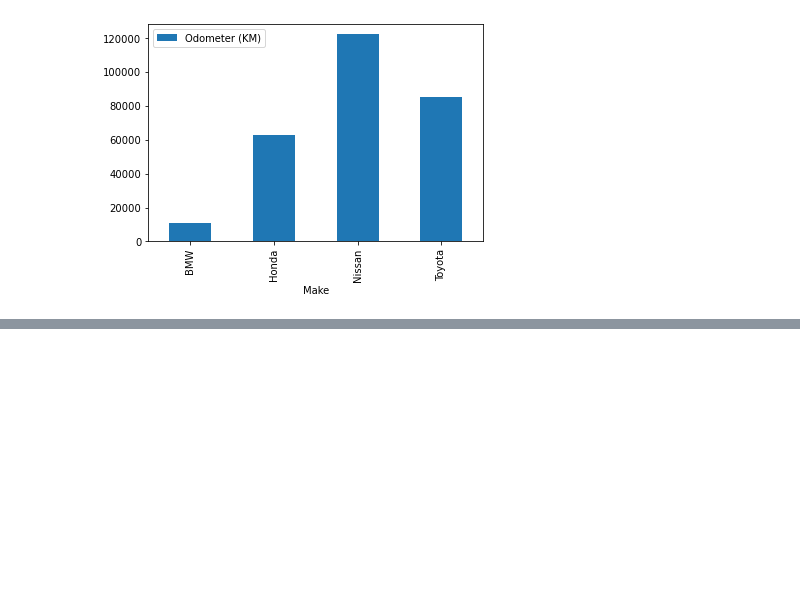
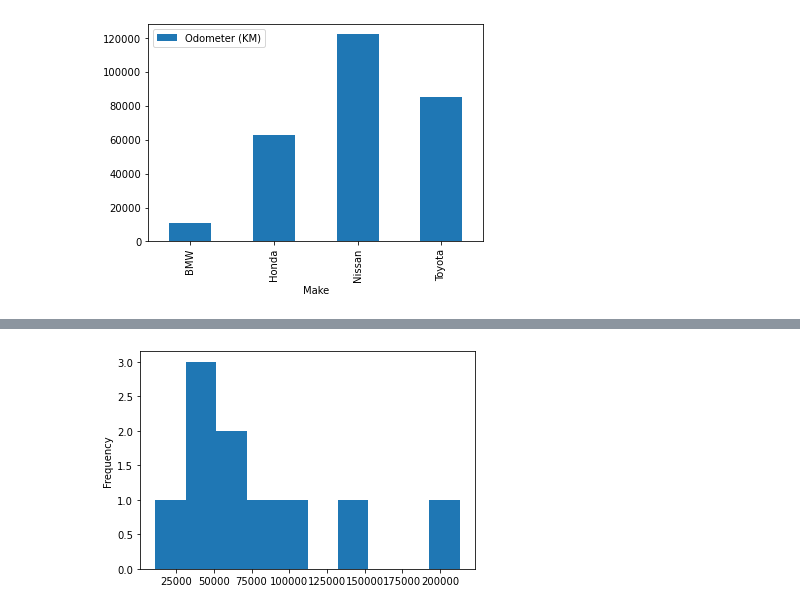
Before and after one commit to puneethramchandra/DataScieneUdemy, a Jupyter notebook: Matplotlib/Intro-to-matplotlib.ipynb, the cells around one changed output, grey strips where cells are left out. Cells and saved outputs as stored; diff of their text form; code cells hidden in the pictures; blank space fills up the shorter version.

```diff
--- a/Matplotlib/Intro-to-matplotlib.ipynb
+++ b/Matplotlib/Intro-to-matplotlib.ipynb
@@ -333,0 +340,4 @@ df1.plot(y="Odometer (KM)",kind="bar");
+# %%
+car_sales["Odometer (KM)"].plot(kind="hist");
+# %% [output]
+[figure, added]
```
Also changed, not shown: parts of 5 cells of this notebook, 1 other file.
